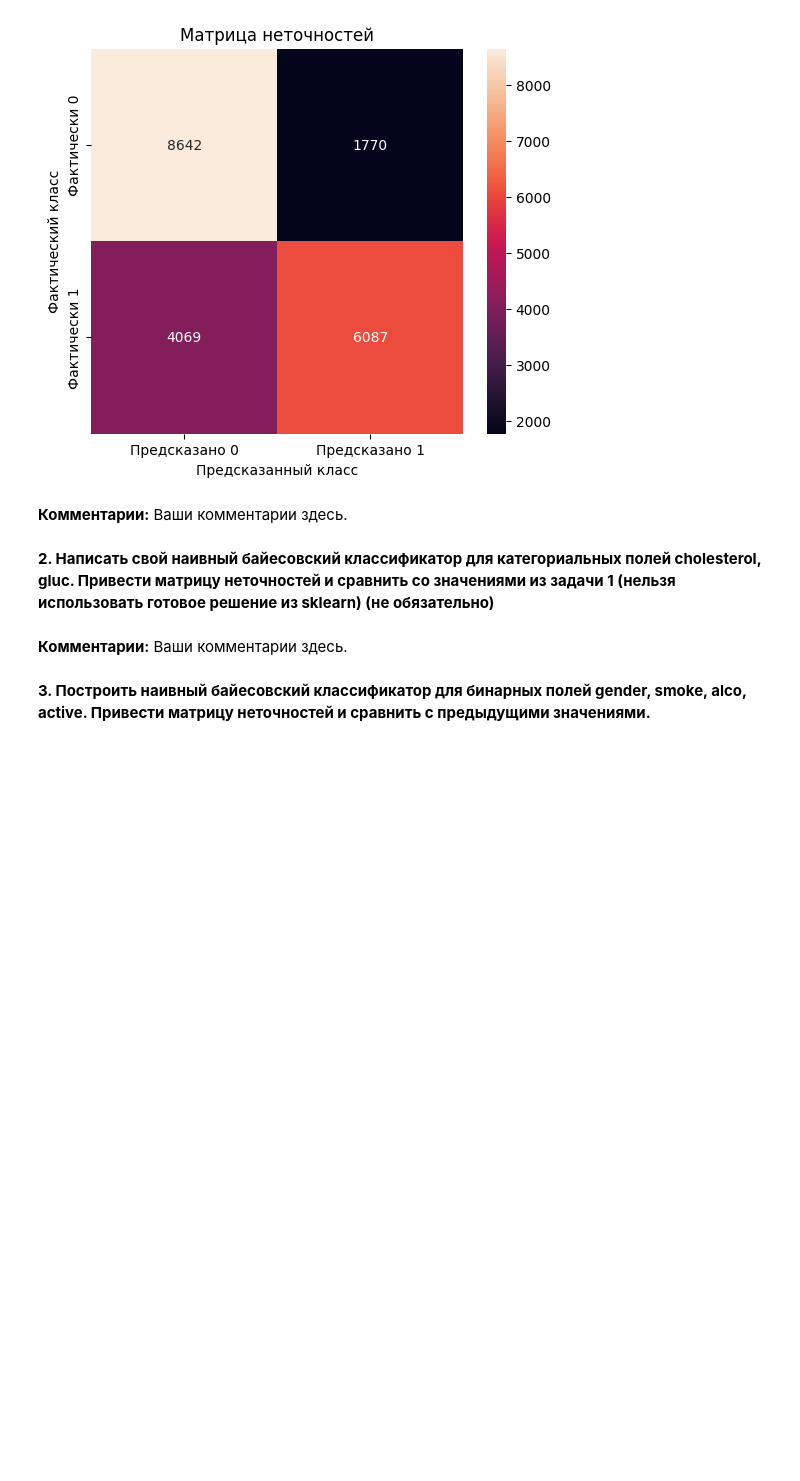
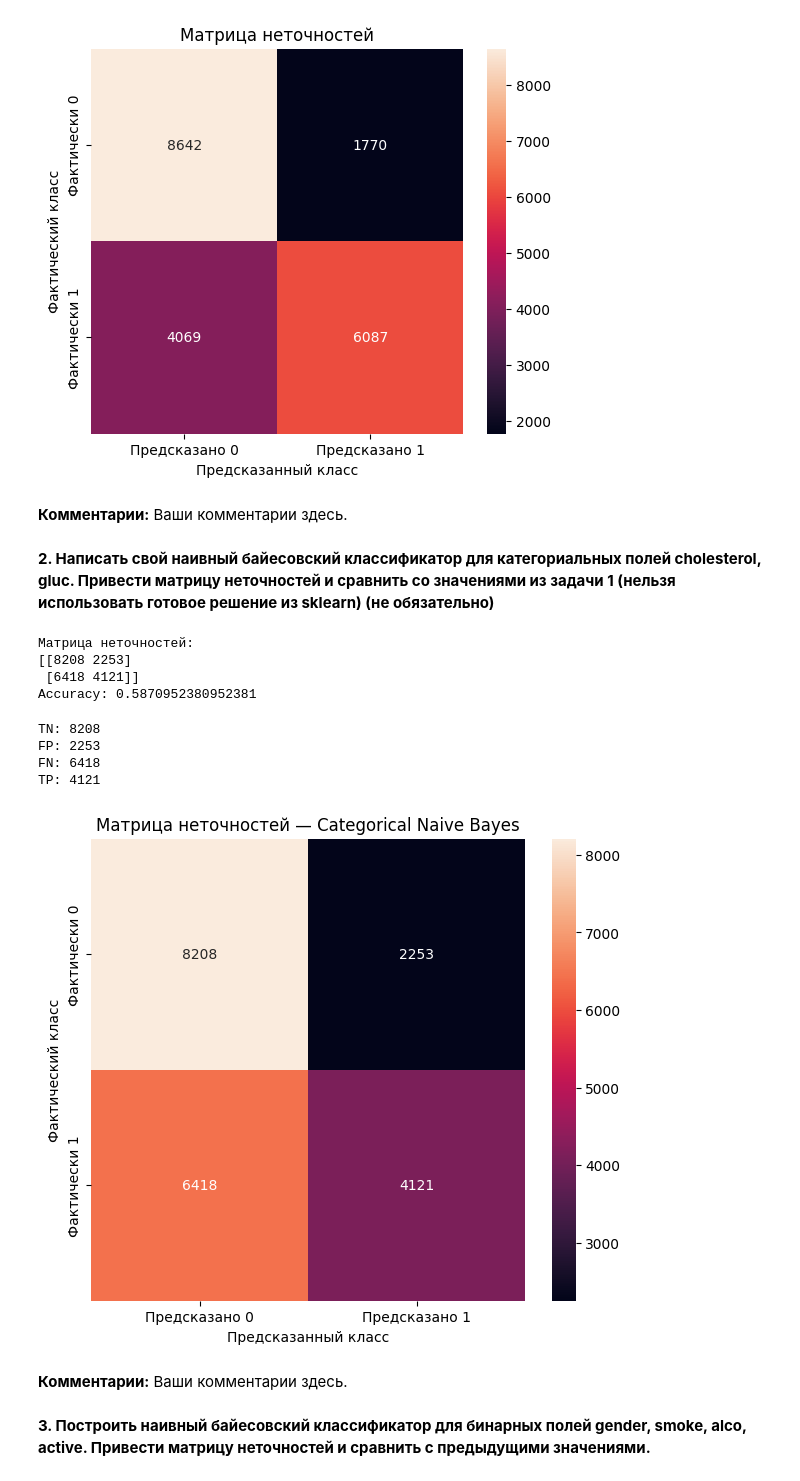
Before and after one commit to kazhdbzhden/SoshnevMK_132304_NLP_HW, a Jupyter notebook: SoshnevMK_132304_Lecture02_HW.ipynb, the cells around one changed output. Cells and saved outputs as stored; diff of their text form; code cells hidden in the pictures; blank space fills up the shorter version.

```diff
--- a/SoshnevMK_132304_Lecture02_HW.ipynb
+++ b/SoshnevMK_132304_Lecture02_HW.ipynb
@@ -224,3 +224,76 @@ plt.show()
+# %%
+# Your code here
+
+features = ['cholesterol', 'gluc']
+target = 'cardio'
+
+X = df[features]
+y = df[target]
+
+X_train, X_test, y_train, y_test = train_test_split(
+    X,
+    y,
+    test_size=0.3,
+    random_state=42
+)
+
+model = CategoricalNB()
+model.fit(X_train, y_train)
+
+y_pred = model.predict(X_test)
+
+cm = confusion_matrix(y_test, y_pred)
+
+print('Матрица неточностей:')
+print(cm)
+print('Accuracy:', accuracy_score(y_test, y_pred))
+# %% [output]
+Матрица неточностей:
+[[8208 2253]
+ [6418 4121]]
+Accuracy: 0.5870952380952381
+# %%
+tn = cm[0, 0]
+fp = cm[0, 1]
+fn = cm[1, 0]
+tp = cm[1, 1]
+
+print('\nTN:', tn)
+print('FP:', fp)
+print('FN:', fn)
+print('TP:', tp)
+
+
+plt.figure(figsize=(7, 6))
+
+sns.heatmap(
+    cm,
+    annot=True,
+    fmt='d',
+    xticklabels=[
+        'Предсказано 0',
+        'Предсказано 1'
+    ],
+    yticklabels=[
+        'Фактически 0',
+        'Фактически 1'
+    ]
+)
+
+plt.xlabel('Предсказанный класс')
+plt.ylabel('Фактический класс')
+plt.title(
+    'Матрица неточностей — '
+    'Categorical Naive Bayes'
+)
+
+plt.show()
+# %% [output]
+TN: 8208
+FP: 2253
+FN: 6418
+TP: 4121
+[figure, added]
 # %% [markdown]
 **Комментарии:** Ваши комментарии здесь.
 # %% [markdown]
```
Also changed, not shown: parts of 21 cells of this notebook.
